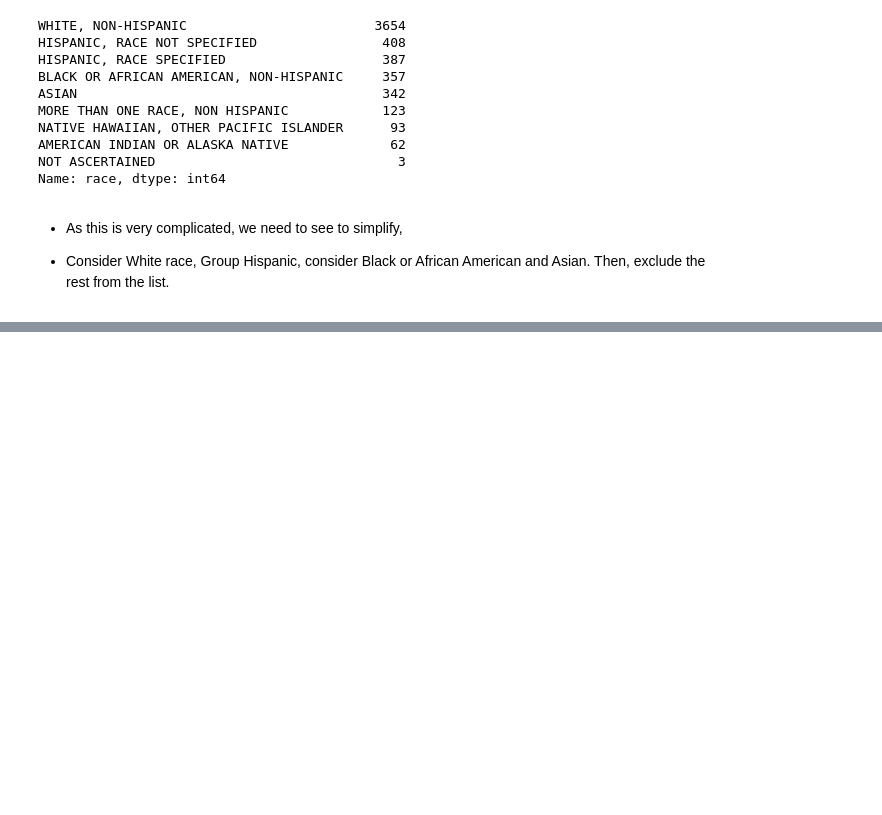
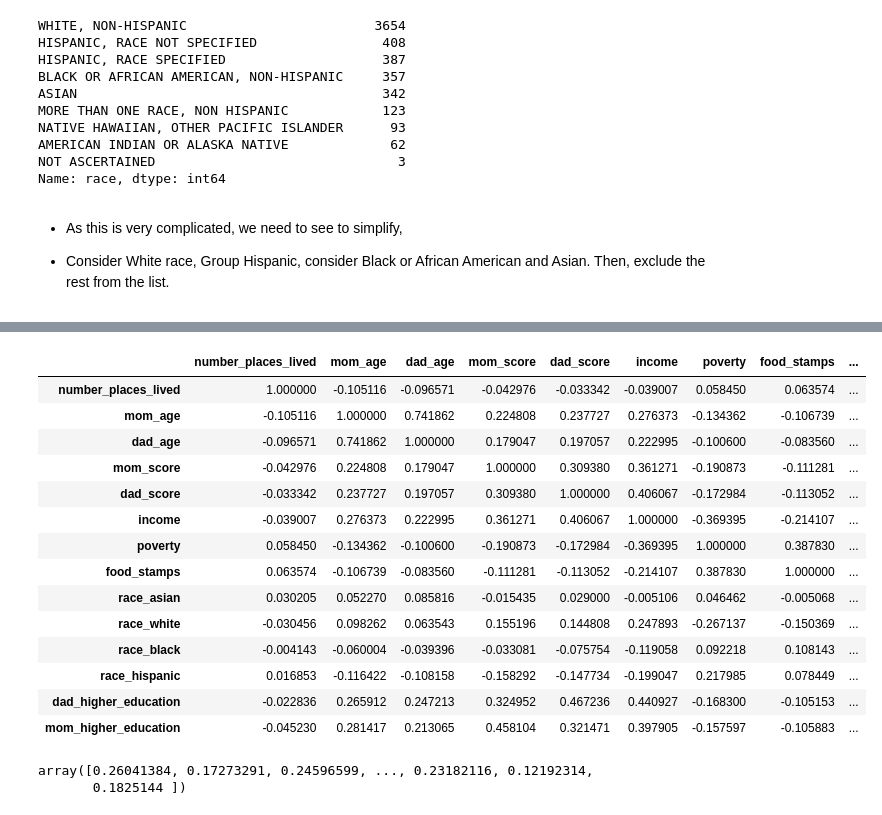
Before and after one commit to AbhijithKasula99/Python-Data-Analytics, a Jupyter notebook: Matching/Matching.ipynb, the cells around one changed output, grey strips where cells are left out. Cells and saved outputs as stored; diff of their text form; code cells hidden in the pictures; blank space fills up the shorter version.

```diff
--- a/Matching/Matching.ipynb
+++ b/Matching/Matching.ipynb
@@ -232,0 +249,10 @@ df.head()
+# %%
+# Transforming the Education Variable
+df["dad_higher_education"] = np.where((df.dad_education == "BACHELOR'S DEGREE") |
+                                        (df.dad_education == "MASTER'S DEGREE (MA, MS)") |
+                                        (df.dad_education == "DOCTORATE OR PROFESSIONAL DEGREE"),1,0)
+
+df["mom_higher_education"] = np.where((df.mom_education == "BACHELOR'S DEGREE") |
+                                        (df.mom_education == "MASTER'S DEGREE (MA, MS)") |
+                                        (df.mom_education == "DOCTORATE OR PROFESSIONAL DEGREE"),1,0)
+df.head(1)
@@ -232,0 +262,4 @@ df.head()
+# %%
+# Cleaning Dataset (Removing the text based columns)
+df = df.drop(columns= ["race", "dad_education", "mom_education"])
+df.head(1)
@@ -232,0 +313,26 @@ df.head()
+# %%
+# Checking correlations in the confounders
+df.drop(columns = ["catholic", "score_standardized"]).corr()
+# %% [output]
+|  | number_places_lived | mom_age | dad_age | mom_score | dad_score | income | poverty | food_stamps | ... |
+| number_places_lived | 1.000000 | -0.105116 | -0.096571 | -0.042976 | -0.033342 | -0.039007 | 0.058450 | 0.063574 | ... |
+| mom_age | -0.105116 | 1.000000 | 0.741862 | 0.224808 | 0.237727 | 0.276373 | -0.134362 | -0.106739 | ... |
+| dad_age | -0.096571 | 0.741862 | 1.000000 | 0.179047 | 0.197057 | 0.222995 | -0.100600 | -0.083560 | ... |
+| mom_score | -0.042976 | 0.224808 | 0.179047 | 1.000000 | 0.309380 | 0.361271 | -0.190873 | -0.111281 | ... |
+| dad_score | -0.033342 | 0.237727 | 0.197057 | 0.309380 | 1.000000 | 0.406067 | -0.172984 | -0.113052 | ... |
+| income | -0.039007 | 0.276373 | 0.222995 | 0.361271 | 0.406067 | 1.000000 | -0.369395 | -0.214107 | ... |
+| poverty | 0.058450 | -0.134362 | -0.100600 | -0.190873 | -0.172984 | -0.369395 | 1.000000 | 0.387830 | ... |
+| food_stamps | 0.063574 | -0.106739 | -0.083560 | -0.111281 | -0.113052 | -0.214107 | 0.387830 | 1.000000 | ... |
+| race_asian | 0.030205 | 0.052270 | 0.085816 | -0.015435 | 0.029000 | -0.005106 | 0.046462 | -0.005068 | ... |
+| race_white | -0.030456 | 0.098262 | 0.063543 | 0.155196 | 0.144808 | 0.247893 | -0.267137 | -0.150369 | ... |
+| race_black | -0.004143 | -0.060004 | -0.039396 | -0.033081 | -0.075754 | -0.119058 | 0.092218 | 0.108143 | ... |
+| race_hispanic | 0.016853 | -0.116422 | -0.108158 | -0.158292 | -0.147734 | -0.199047 | 0.217985 | 0.078449 | ... |
+| dad_higher_education | -0.022836 | 0.265912 | 0.247213 | 0.324952 | 0.467236 | 0.440927 | -0.168300 | -0.105153 | ... |
+| mom_higher_education | -0.045230 | 0.281417 | 0.213065 | 0.458104 | 0.321471 | 0.397905 | -0.157597 | -0.105883 | ... |
+# %%
+# Predictions
+probabilities = csr_model.predict(confounders_csr)
+probabilities
+# %% [output]
+array([0.26041384, 0.17273291, 0.24596599, ..., 0.23182116, 0.12192314,
+       0.1825144 ])
```
Also changed, not shown: parts of 8 cells of this notebook.
